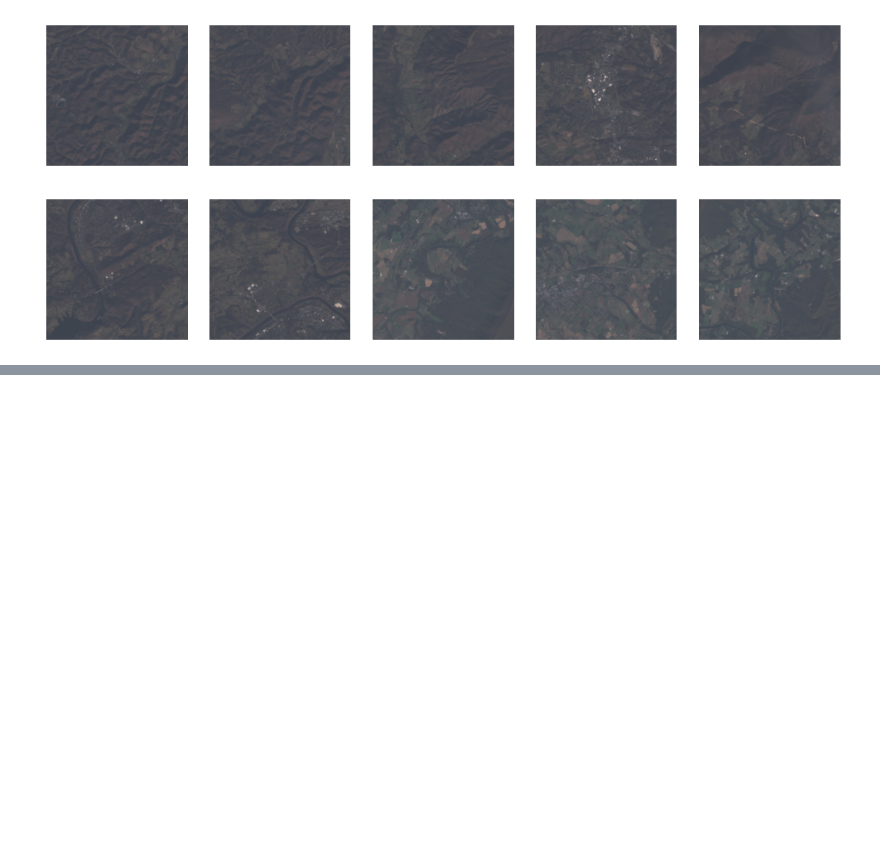
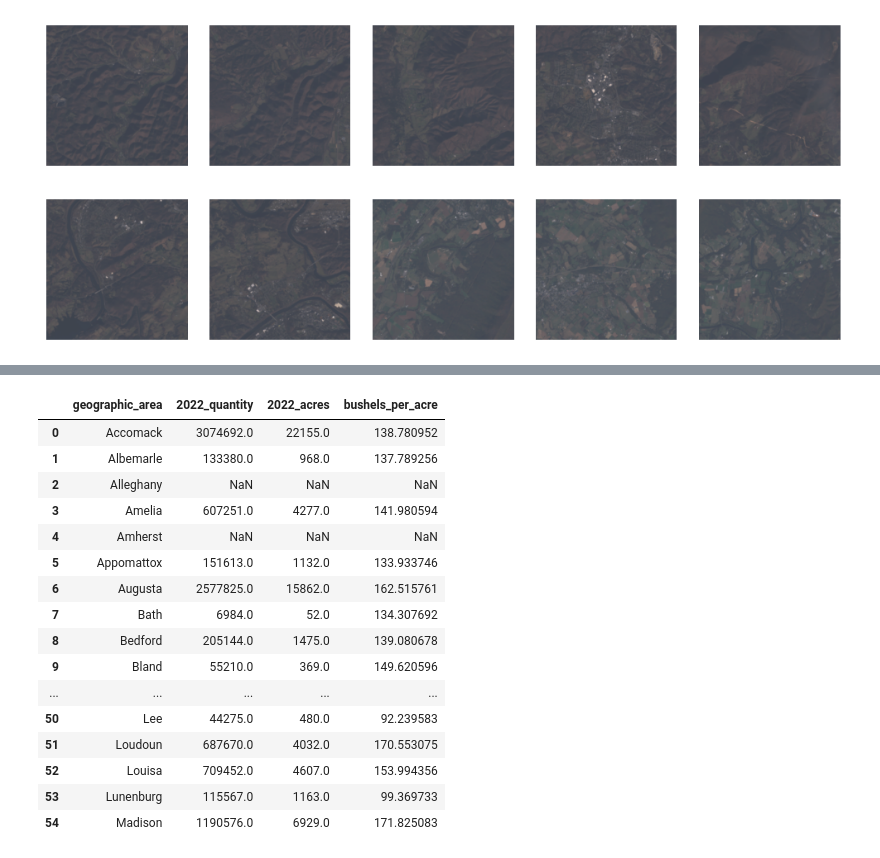
Before and after one commit to KaiDove1/ML_Project, a Jupyter notebook: project/analyze_features.ipynb, the cells around one changed output, grey strips where cells are left out. Saved outputs shown, nothing was run; the diff lists cells and outputs as text; code cells hidden in the pictures; blank space fills up the shorter version.

```diff
--- a/project/analyze_features.ipynb
+++ b/project/analyze_features.ipynb
@@ -97,0 +147,20 @@ for cluster in range(10):
+# %%
+corn
+# %% [output]
+|  | geographic_area | 2022_quantity | 2022_acres | bushels_per_acre |
+| 0 | Accomack | 3074692.0 | 22155.0 | 138.780952 |
+| 1 | Albemarle | 133380.0 | 968.0 | 137.789256 |
+| 2 | Alleghany | NaN | NaN | NaN |
+| 3 | Amelia | 607251.0 | 4277.0 | 141.980594 |
+| 4 | Amherst | NaN | NaN | NaN |
+| 5 | Appomattox | 151613.0 | 1132.0 | 133.933746 |
+| 6 | Augusta | 2577825.0 | 15862.0 | 162.515761 |
+| 7 | Bath | 6984.0 | 52.0 | 134.307692 |
+| 8 | Bedford | 205144.0 | 1475.0 | 139.080678 |
+| 9 | Bland | 55210.0 | 369.0 | 149.620596 |
+| ... | ... | ... | ... | ... |
+| 50 | Lee | 44275.0 | 480.0 | 92.239583 |
+| 51 | Loudoun | 687670.0 | 4032.0 | 170.553075 |
+| 52 | Louisa | 709452.0 | 4607.0 | 153.994356 |
+| 53 | Lunenburg | 115567.0 | 1163.0 | 99.369733 |
+| 54 | Madison | 1190576.0 | 6929.0 | 171.825083 |
```
Also changed, not shown: parts of 8 cells of this notebook.
